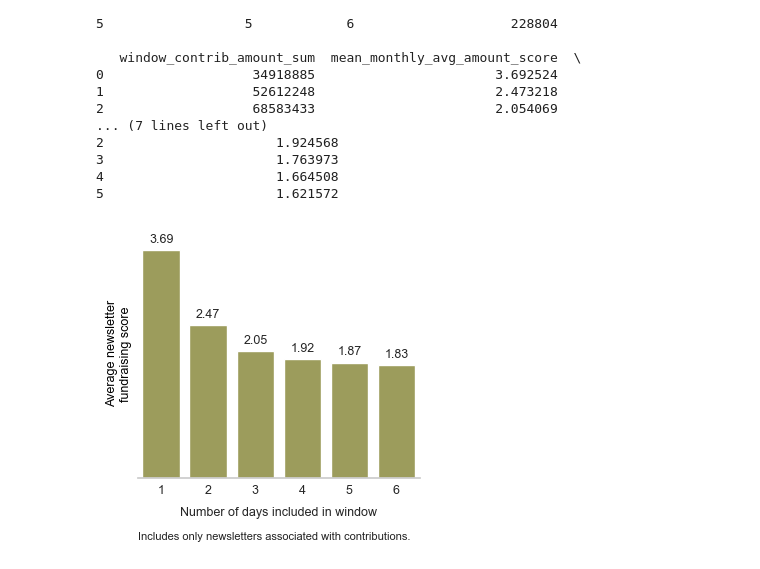
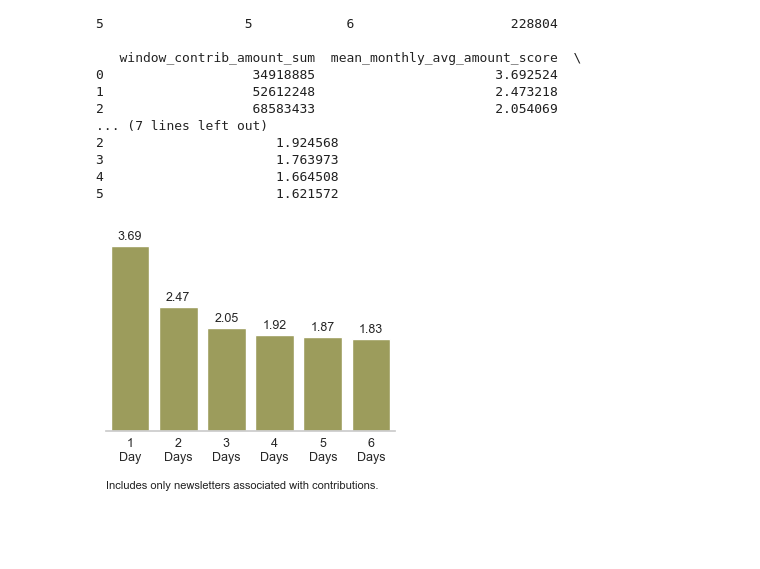
Before and after one commit to marobinette/cfd-project-ds1, a Jupyter notebook: notebooks/Matched_Politicians_Dataset_Creation.ipynb, the cells around one changed output. Cells and saved outputs as stored; diff of their text form; code cells hidden in the pictures; blank space fills up the shorter version.

Commit message:
Updated parameter sweep figure

```diff
--- a/notebooks/Matched_Politicians_Dataset_Creation.ipynb
+++ b/notebooks/Matched_Politicians_Dataset_Creation.ipynb
@@ -1207,8 +1207,18 @@ print(test_summary_df)
 # %%
 # FIGURE: PARAMETER SWEEP TEST
 
-# plt.figure(figsize=(7, 3.5))
-fig, ax = plt.subplots(figsize=(3.5, 3.25))
+# Map x axis captions for days
+day_mapping = {
+    1: "1\nDay",
+    2: "2\nDays",
+    3: "3\nDays",
+    4: "4\nDays",
+    5: "5\nDays",
+    6: "6\nDays"
+}
+
+# plt.figure(figsize=(7, 3.75))
+fig, ax = plt.subplots(figsize=(3.25, 2.7))
 
 sns.barplot(
     data=test_summary_df,
@@ -1226,12 +1236,13 @@ plt.yticks([])
 # plt.xticks([])
 # plt.xticks(rotation = 90, ha = 'right')
 ax.set_xticks(range(len(test_summary_df)))
-ax.set_xticklabels(test_summary_df['window_days'], rotation = 0, ha = 'center', fontsize = axis_labelsize)
+mapped_days = [day_mapping.get(val, val) for val in test_summary_df['window_days']]
+ax.set_xticklabels(mapped_days, rotation = 0, ha = 'center', fontsize = axis_labelsize)
 ax.tick_params(axis='x', length = 0, pad = 5)
 
 # Add axis labels
-ax.set_xlabel("Number of days included in window", fontsize=axis_labelsize, labelpad=7.5)
-ax.set_ylabel("Average newsletter\nfundraising score", color='black', fontsize=axis_labelsize)
+# ax.set_xlabel("Number of days included in window", fontsize=axis_labelsize, labelpad=7.5)
+# ax.set_ylabel("Average newsletter\nfundraising score", color='black', fontsize=axis_labelsize)
 ax.spines['left'].set_color('lightgray')  # Light gray y-axis line
 
 plt.tight_layout()
@@ -1243,32 +1254,32 @@ for i, p in enumerate(ax.patches):
         i,
         height + (.02 * test_summary_df['mean_monthly_avg_amount_score'].max()),
         f'{height:,.2f}',
         ha='center',
         va='bottom',
         rotation=0,
         fontsize=axis_labelsize,
         fontweight='medium'
     )
 
 # Remove the outlines
 sns.despine(top=True, right=True, left=True)
 
 # Add padding so labels don’t hit the top edge
 ymax = test_summary_df['mean_monthly_avg_amount_score'].max()
 plt.ylim(0, ymax * 1.09)
 
 # Add caption below the plot
 plt.text(
     -0.0, # X position
-    -0.24, # Y position
+    -0.27, # Y position
     "Includes only newsletters associated with contributions.",
     ha='left',
     va='center',
     fontsize = caption_size,
     color='#222222',
     transform=ax.transAxes # use axis coordinates so it scales with the figure
 )
 
 plt.show()
 # %% [output]
-[figure, old version]
+[figure, new version]
```
Also changed, not shown: 1 other file.
